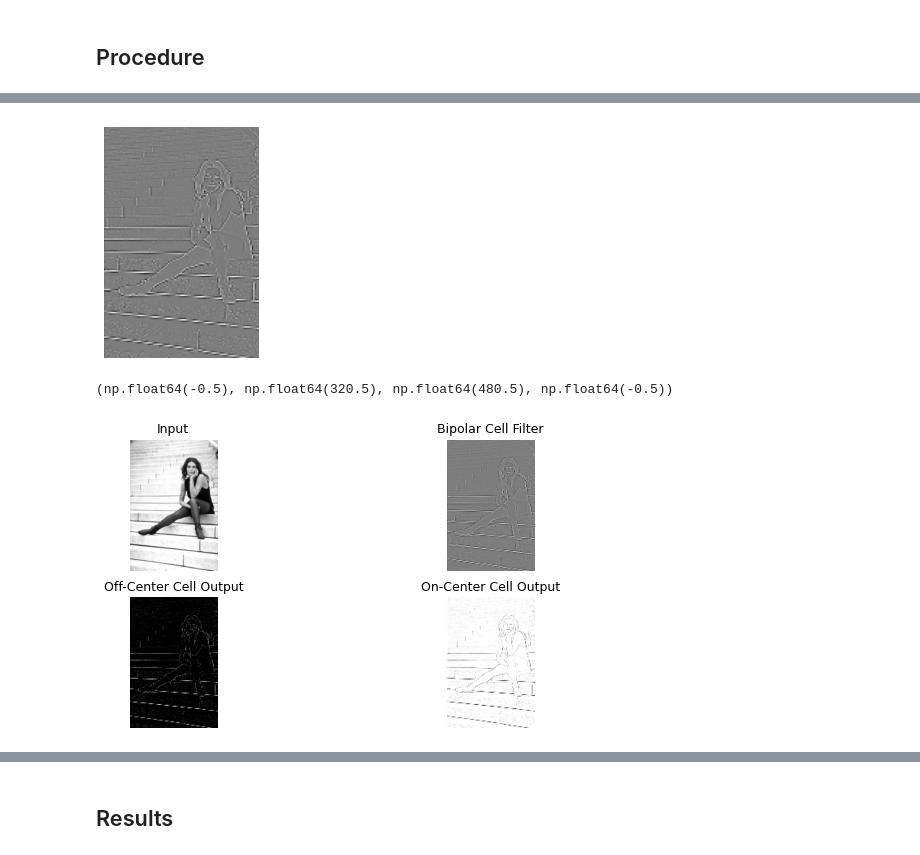
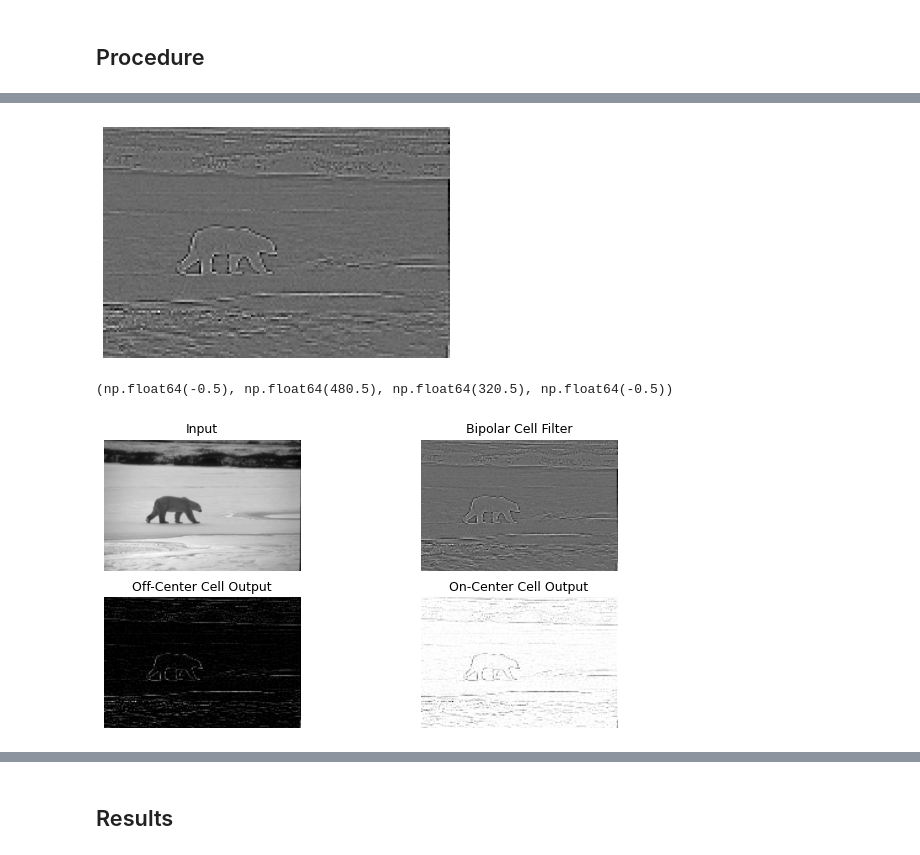
Before and after one commit to gradybos/bipolar-cell-simulation, a Jupyter notebook: display.ipynb, the cells around one changed output, grey strips where cells are left out. Cells and saved outputs as stored; diff of their text form; code cells hidden in the pictures.

```diff
--- a/display.ipynb
+++ b/display.ipynb
@@ -38,15 +56,20 @@ Having the dataset in the directory is not enough. Each individual image must be
 directory = "./dataset/images/test"
 
 images = []
-for filename in glob.iglob(f'{directory}/*.jpg'):
+laplacian_images = []
+for filename in sorted(glob.iglob(f'{directory}/*.jpg')):
     # Load the image in as grayscale
     image = cv2.imread(filename, cv2.IMREAD_GRAYSCALE)
     # Apply gaussian blur filter to image
     image = cv2.GaussianBlur(image, (3,3), 2)
+    laplacian_images.append(cv2.Laplacian(image, cv2.CV_64F, ksize=3))
     images.append(image)
 
 # Test image output
-plt.imshow(images[1], cmap='gray')
+
+input_i = 0
+input = images[input_i]
+plt.imshow(input, cmap='gray')
 plt.axis('off')
 plt.show()
 # %% [output]
@@ -64,35 +105,34 @@ def bipolar_cell(input):
     stride = 3
     result = []
     result_i = 0
     for row in range(1, input.shape[0], stride):
         result.append([])
         for col in range(1, input.shape[1], stride):
             slice = input[row-1:row+2]
             new_arr = []
             for i in range(slice.shape[0]):
                 new_arr.append(slice[i][col-1:col+2])
             new_arr = np.array(new_arr)
             convolved_value = np.sum(new_arr * kernel)
             result[result_i].append(convolved_value)
         result_i += 1
     return np.array(result)
 
 def off_center_cell(x):
     x = x*(255/x.max())
     return np.maximum(x, 0)
 
 def on_center_cell(x):
     x = x*(255/x.min())
     return np.minimum(x, 0)
 
-input = images[67]
 true_result = bipolar_cell(input)
 result = cv2.resize(true_result, (input.shape[1], input.shape[0]), interpolation=cv2.INTER_NEAREST)
 plt.imshow(result, cmap='gray')
 plt.axis('off')
 plt.show()
 # %% [output]
-[figure, old version]
+[figure, new version]
 # %%
 off_center = off_center_cell(result)
 
@@ -116,5 +156,5 @@ ax[1][1].imshow(on_center, cmap='gray')
 ax[1][1].set_title('On-Center Cell Output')
 ax[1][1].axis('off')
 # %% [output]
-(np.float64(-0.5), np.float64(320.5), np.float64(480.5), np.float64(-0.5))
+(np.float64(-0.5), np.float64(480.5), np.float64(320.5), np.float64(-0.5))
-[figure, old version]
+[figure, new version]
```
Also changed, not shown: parts of 16 cells of this notebook.
